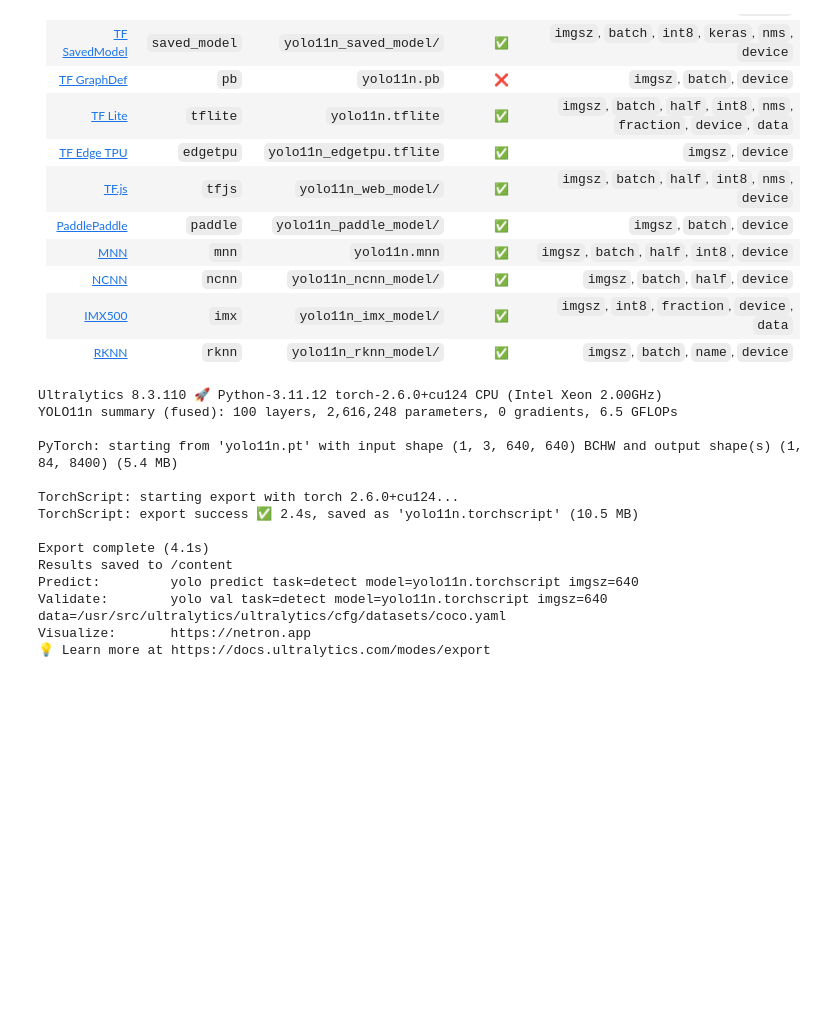
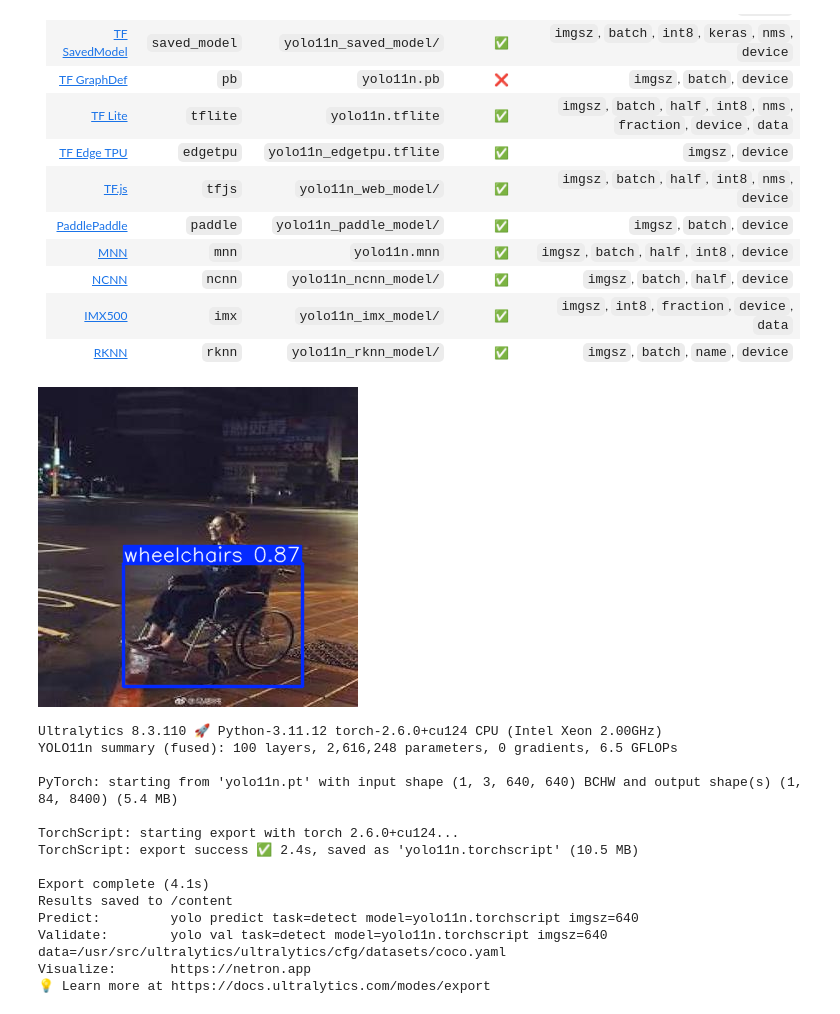
Before and after one commit to SmarshUwUr/TrainYOLO11V3, a Jupyter notebook: examples/tutorial.ipynb, the cells around one changed output. Drawn from its saved outputs; the diff is of its cells as text; code cells hidden in the pictures; blank space fills up the shorter version.

```diff
--- a/examples/tutorial.ipynb
+++ b/examples/tutorial.ipynb
@@ -63,0 +66,4 @@ Results saved to runs/detect/train
+# %%
+model = YOLO('/content/drive/MyDrive/EntrenamientoYOLO11V2_Resultados/entrenamiento_inicial/weights/best.pt')
+# %%
+results = model.predict(source='/content/test/images', save=True, conf=0.5, iou=0.7)
@@ -87,3 +111,7 @@ Export a YOLO model to any supported format below with the `format` argument, i.
 | [NCNN](https://docs.ultralytics.com/integrations/ncnn) | `ncnn` | `yolo11n_ncnn_model/` | ✅ | `imgsz`, `batch`, `half`, `device` |
 | [IMX500](https://docs.ultralytics.com/integrations/sony-imx500) | `imx` | `yolo11n_imx_model/` | ✅ | `imgsz`, `int8`, `fraction`, `device`, `data` |
 | [RKNN](https://docs.ultralytics.com/integrations/rockchip-rknn) | `rknn` | `yolo11n_rknn_model/` | ✅ | `imgsz`, `batch`, `name`, `device` |
+# %%
+results[20].show()
+# %% [output]
+[figure, added]
```
Also changed, not shown: parts of 3 cells of this notebook.
